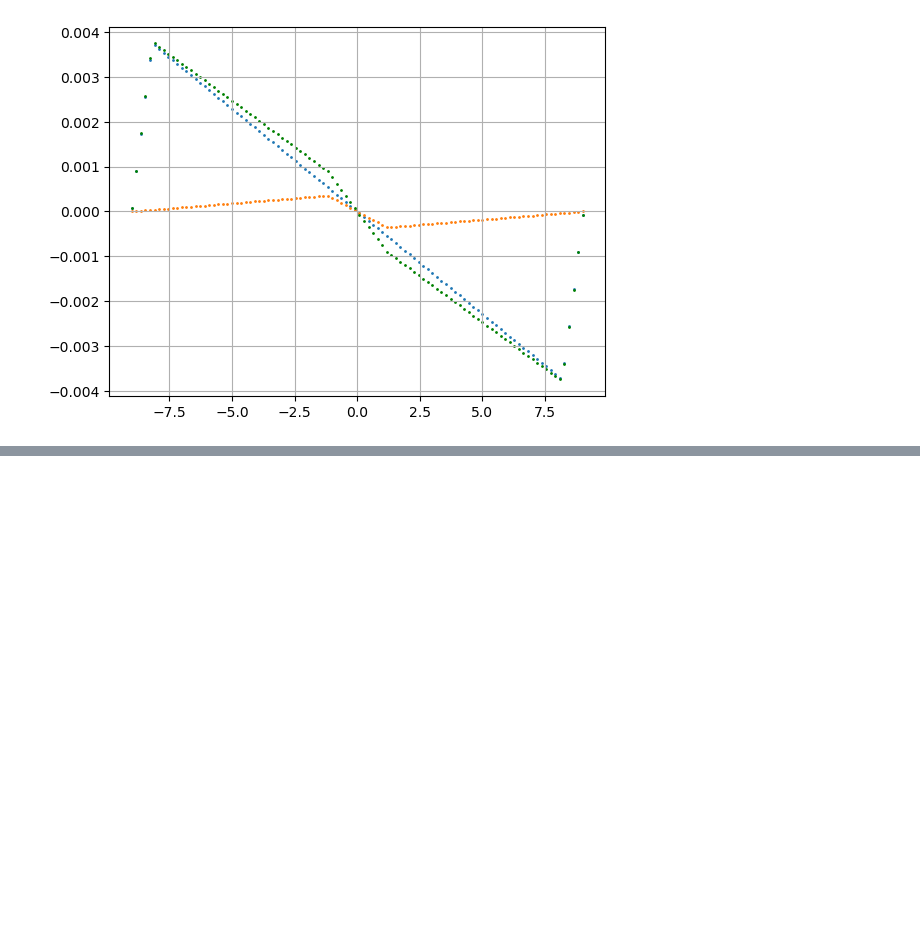
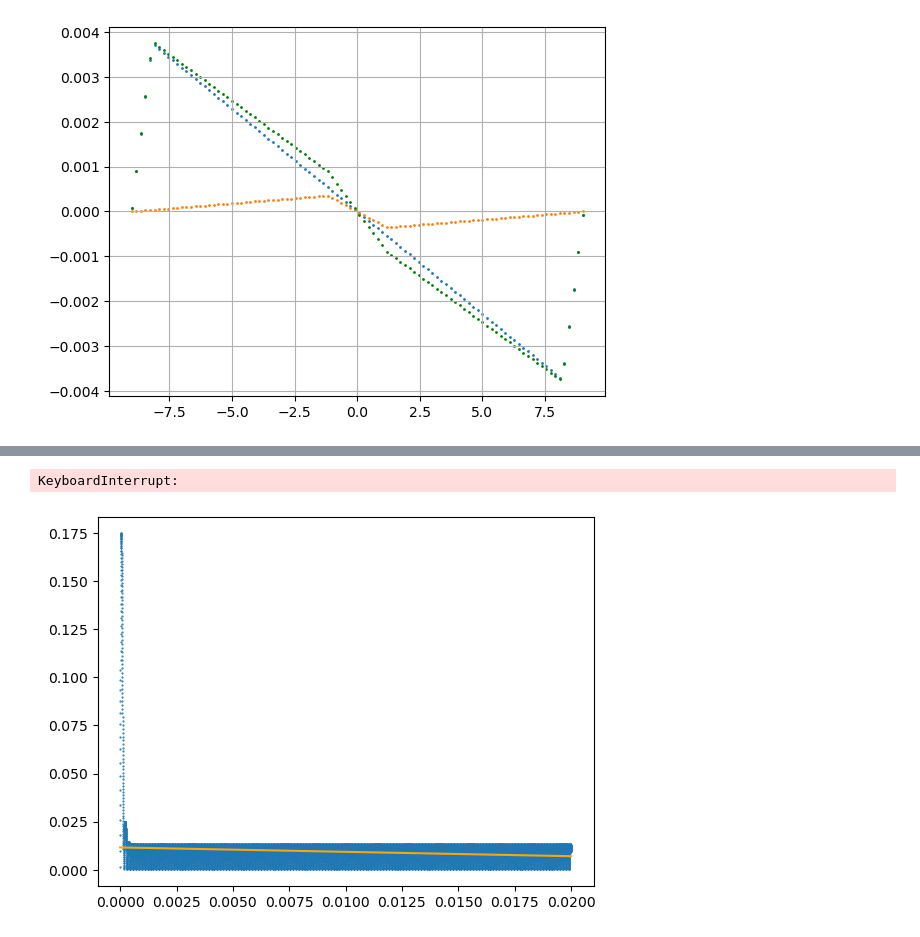
Before and after one commit to Chwanhee/Metrology, a Jupyter notebook: Report_2/Autonomous_Chua.ipynb, the cells around one changed output, grey strips where cells are left out. Cells and saved outputs as stored; diff of their text form; code cells hidden in the pictures; blank space fills up the shorter version.

```diff
--- a/Report_2/Autonomous_Chua.ipynb
+++ b/Report_2/Autonomous_Chua.ipynb
@@ -276,0 +309,74 @@ dz = -y+F*np.sin(2*np.pi*freq*t)
+# %%
+def max_lyapunov(X1,X2):
+    X1_0,X2_0 = X1[0],X2[0]
+    dX0 = np.linalg.norm(X1_0-X2_0)
+
+    dX = [x1-x2 for x1,x2 in zip(X1,X2)]
+    dX = np.linalg.norm(dX,axis=0)
+
+    y = dX/dX0
+    t = data[0][3]
+
+    fit = linregress(t,y)
+    m = fit.slope
+    b = fit.intercept
+    corr = fit.rvalue**2
+    return y,m,b,corr
+
+########## End of function defining ##########
+
+R = 2500
+C1 = 10e-9
+C2 = 100e-9
+L = 15e-3
+F = 0
+freq = 100
+
+R2,R3 = 220,2200
+R4,R6 = 22000,3300
+A = 1000; E = 6
+
+interior = [((A-1)*R2+R3)/(R2*(R2+(1+A)*R3))
+            ,1/R2,
+            (R2+(1+A)*R3)/(A*(R2+R3))*E]
+exterior = [((A-1)*R4+R6)/(R4*(R4+(1+A)*R6))
+            ,1/R4
+            ,(R4+(1+A)*R6)/(A*(R4+R6))*E]
+
+t_span = (0,0.02)
+t_eval = np.linspace(*t_span,int(1e5))
+ # No need to be so fine like here.
+
+# Recall that z is in Amperes (a large unit).
+X1_0 = [1,3,0]
+X2_0 = [1,3.1,1]
+
+lyau = []
+for R in tqdm(np.linspace(100,2000,100)):
+    circ = [R,C1,C2,L,F,freq]
+
+    data = []
+    for X_0 in [X1_0,X2_0]:
+        solution = solve_ivp(sys_DE,t_span,X_0,first_step=1e-7
+                            ,args=[interior,exterior,circ]
+                            ,t_eval=t_eval
+                            )
+
+        x1 = solution.y[0]
+        y1 = solution.y[1]
+        z1 = solution.y[2]
+        time = solution.t
+
+        x1,y1,z1,t1 = standardise(x1,y1,z1,time,5)
+        data.append([x1,y1,z1,t1])
+
+    y,m,b,coor = max_lyapunov(data[0][:3],data[1][:3])
+
+    lyau.append(y)
+
+    plt.scatter(data[0][3],y,s=0.3)
+    X = np.array([0,max(t1)])
+    plt.plot(X,m*X+b,color="orange")
+# %% [output]
+KeyboardInterrupt:
+[figure, added]
```
Also changed, not shown: parts of 8 cells of this notebook.
